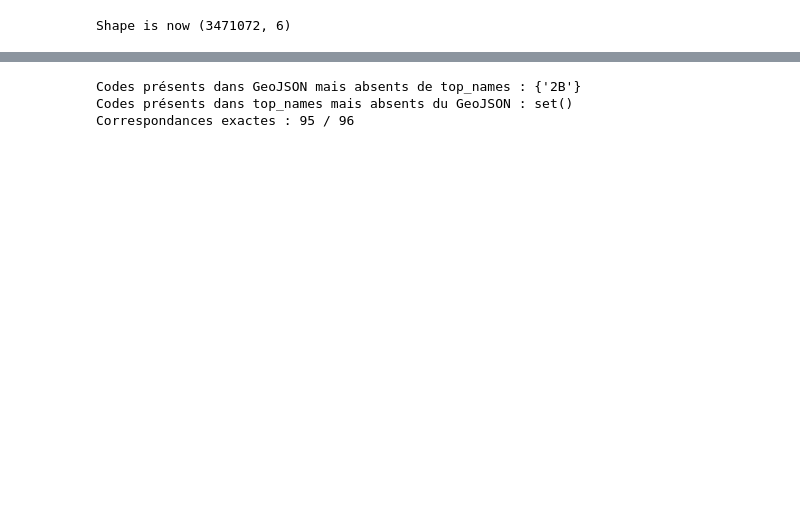
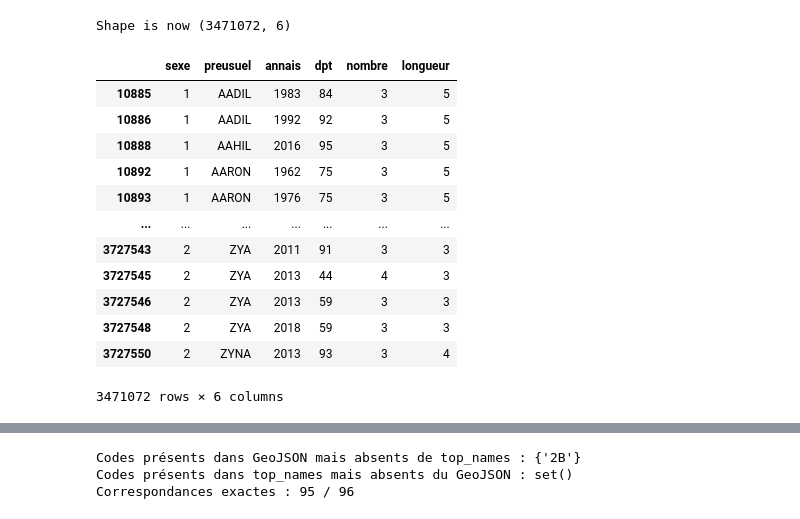
Before and after one commit to lolomasterIA/visualisation, a Jupyter notebook: length_name_year_depart.ipynb, the cells around one changed output, grey strips where cells are left out. Drawn from its saved outputs; the diff is of its cells as text; code cells hidden in the pictures; blank space fills up the shorter version.

```diff
--- a/length_name_year_depart.ipynb
+++ b/length_name_year_depart.ipynb
@@ -76,3 +82,19 @@ df = df[df["longueur"] > 1]
 print(f"Shape is now {df.shape}")
 # %% [output]
 Shape is now (3471072, 6)
+# %%
+df
+# %% [output]
+|  | sexe | preusuel | annais | dpt | nombre | longueur |
+| 10885 | 1 | AADIL | 1983 | 84 | 3 | 5 |
+| 10886 | 1 | AADIL | 1992 | 92 | 3 | 5 |
+| 10888 | 1 | AAHIL | 2016 | 95 | 3 | 5 |
+| 10892 | 1 | AARON | 1962 | 75 | 3 | 5 |
+| 10893 | 1 | AARON | 1976 | 75 | 3 | 5 |
+| ... | ... | ... | ... | ... | ... | ... |
+| 3727543 | 2 | ZYA | 2011 | 91 | 3 | 3 |
+| 3727545 | 2 | ZYA | 2013 | 44 | 4 | 3 |
+| 3727546 | 2 | ZYA | 2013 | 59 | 3 | 3 |
+| 3727548 | 2 | ZYA | 2018 | 59 | 3 | 3 |
+| 3727550 | 2 | ZYNA | 2013 | 93 | 3 | 4 |
+3471072 rows × 6 columns
```
Also changed, not shown: parts of 12 cells of this notebook.
